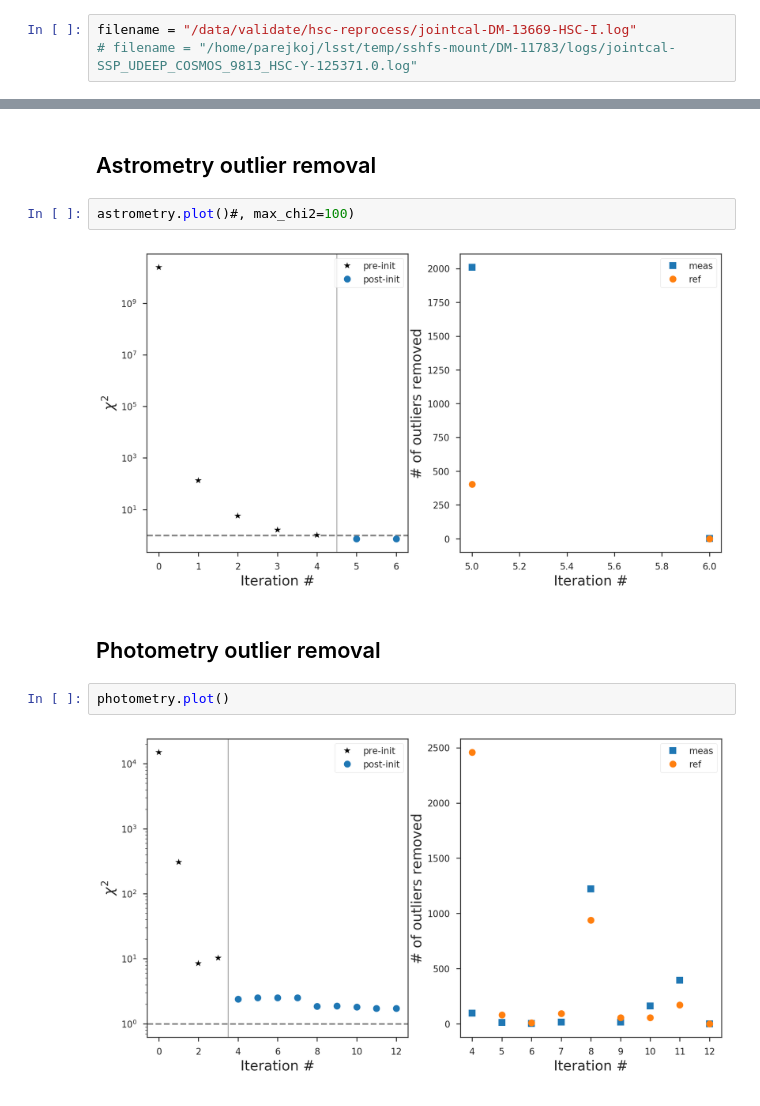
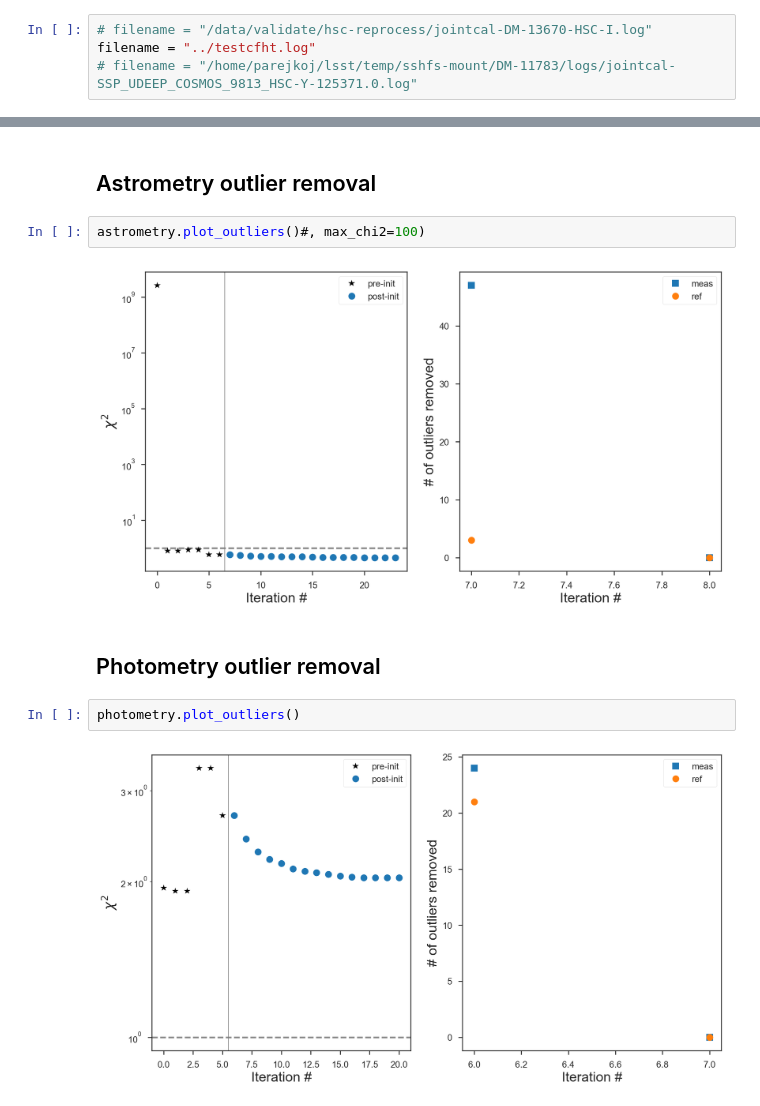
Before and after one commit to lsst/jointcal, a Jupyter notebook: notebooks/Outlier_plots.ipynb, the cells around one changed output, grey strips where cells are left out. Saved outputs shown, nothing was run; the diff lists cells and outputs as text.

Commit message:
Read TRACE-logged outlier in jupyter notebook
Better document regexes

```diff
--- a/notebooks/Outlier_plots.ipynb
+++ b/notebooks/Outlier_plots.ipynb
@@ -17,5 +17,6 @@ import numpy as np
 # %% [markdown]
 The stdout log from a run of jointcal is all that's needed here.
 # %%
-filename = "/data/validate/hsc-reprocess/jointcal-DM-13669-HSC-I.log"
+# filename = "/data/validate/hsc-reprocess/jointcal-DM-13670-HSC-I.log"
+filename = "../testcfht.log"
 # filename = "/home/parejkoj/lsst/temp/sshfs-mount/DM-11783/logs/jointcal-SSP_UDEEP_COSMOS_9813_HSC-Y-125371.0.log"
@@ -106,12 +157,12 @@ photometry = Outliers(filename, "Starting photometric fitting...", "Updating Pho
 # %% [markdown]
 ## Astrometry outlier removal
 # %%
-astrometry.plot()#, max_chi2=100)
+astrometry.plot_outliers()#, max_chi2=100)
 # %% [output]
-[figure, old version]
+[figure, new version]
 # %% [markdown]
 ## Photometry outlier removal
 # %%
-photometry.plot()
+photometry.plot_outliers()
 # %% [output]
-[figure, old version]
+[figure, new version]
```
Also changed, not shown: parts of 3 cells of this notebook.
